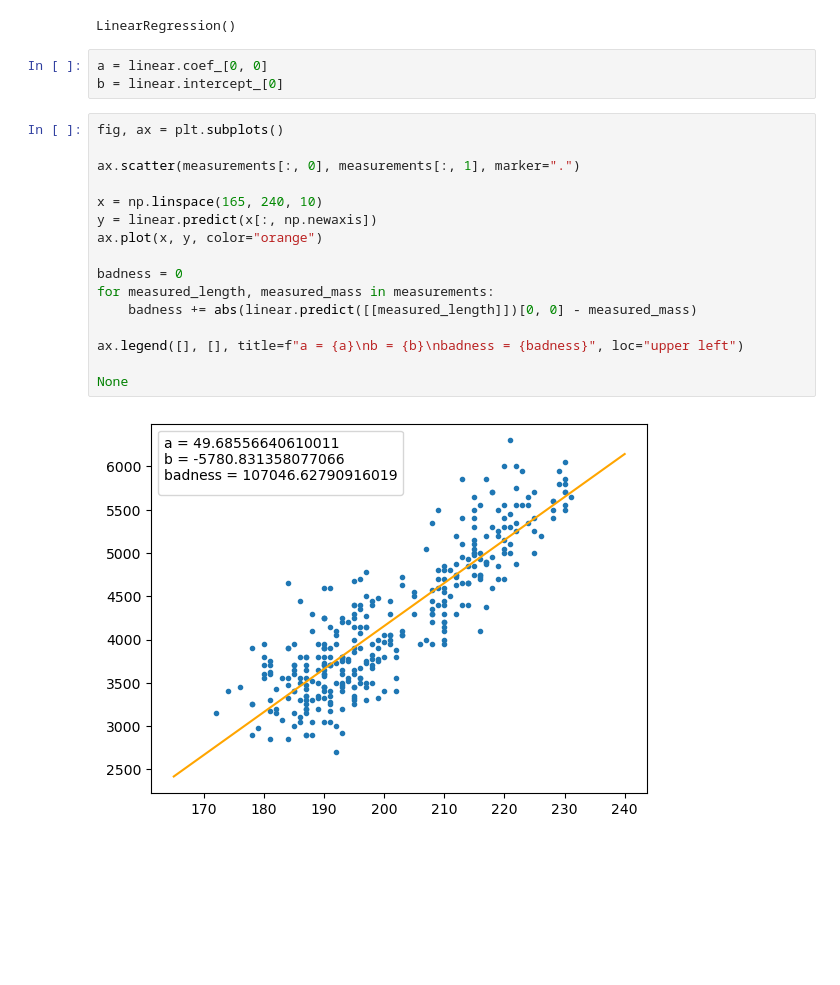
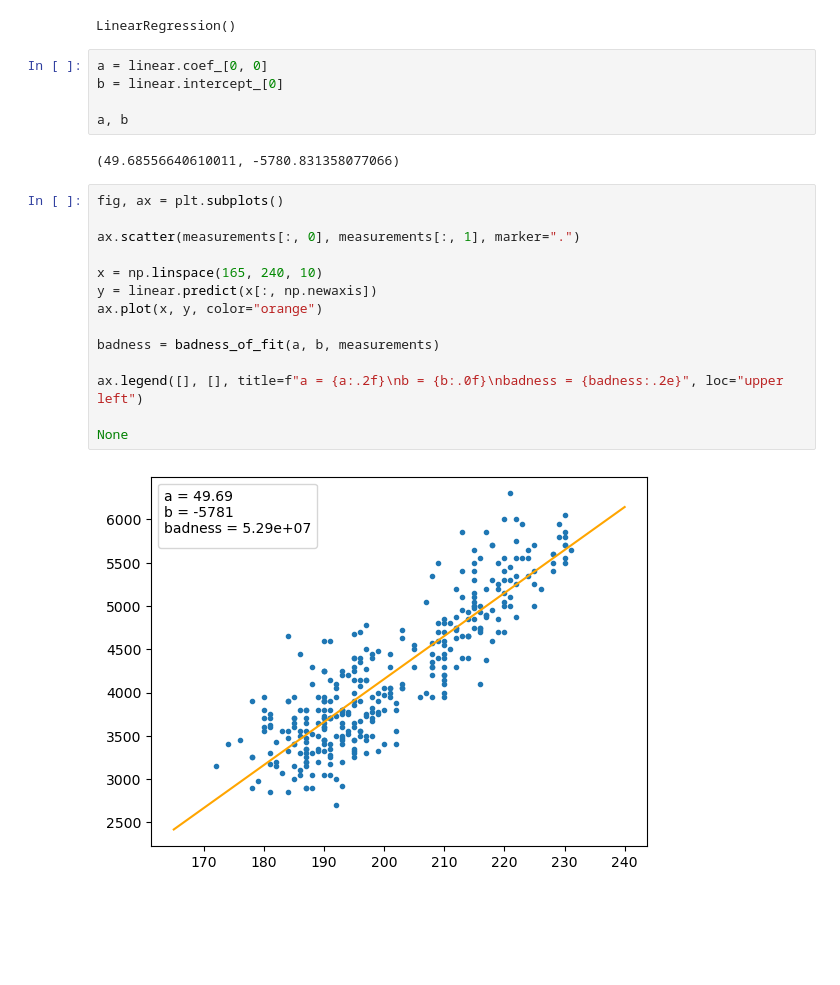
Before and after one commit to jpivarski-talks/2025-07-12-scipy-teen-track, a Jupyter notebook: site/files/05-scikit-learn.ipynb, the cells around one changed output. Cells and saved outputs as stored; diff of their text form; blank space fills up the shorter version.

```diff
--- a/site/files/05-scikit-learn.ipynb
+++ b/site/files/05-scikit-learn.ipynb
@@ -82,24 +85,26 @@ LinearRegression()
 # %%
 a = linear.coef_[0, 0]
 b = linear.intercept_[0]
+
+a, b
+# %% [output]
+(49.68556640610011, -5780.831358077066)
 # %%
 fig, ax = plt.subplots()
 
 ax.scatter(measurements[:, 0], measurements[:, 1], marker=".")
 
 x = np.linspace(165, 240, 10)
 y = linear.predict(x[:, np.newaxis])
 ax.plot(x, y, color="orange")
 
-badness = 0
-for measured_length, measured_mass in measurements:
-    badness += abs(linear.predict([[measured_length]])[0, 0] - measured_mass)
+badness = badness_of_fit(a, b, measurements)
 
-ax.legend([], [], title=f"a = {a}\nb = {b}\nbadness = {badness}", loc="upper left")
+ax.legend([], [], title=f"a = {a:.2f}\nb = {b:.0f}\nbadness = {badness:.2e}", loc="upper left")
 
 None
 # %% [output]
-[figure, old version]
+[figure, new version]
 # %% [markdown]
 <br><br><br>
 # %% [markdown]
```
Also changed, not shown: parts of 4 cells of this notebook, 3 other files.
